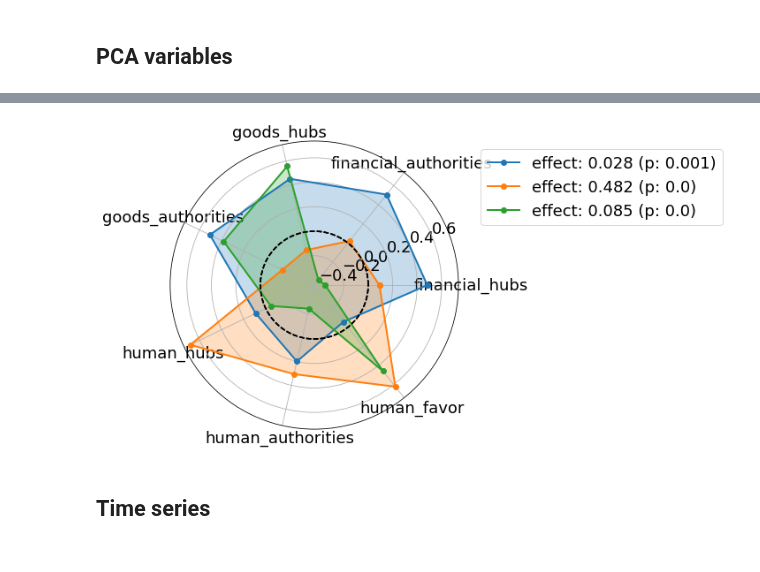
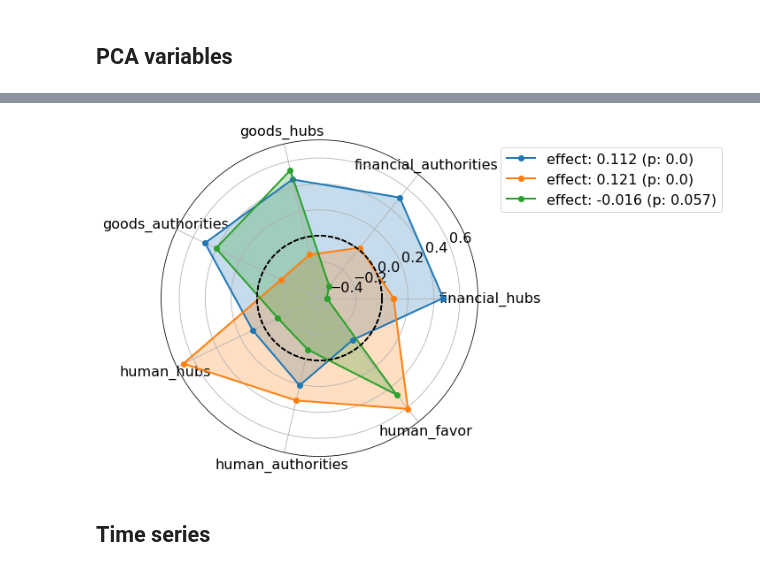
Before and after one commit to jaimeoliver1/social_capital_in_trade_networks, a Jupyter notebook: notebooks/01_01_linear_models_social_capital.ipynb, the cells around one changed output, grey strips where cells are left out. Saved outputs shown, nothing was run; the diff lists cells and outputs as text; code cells hidden in the pictures.

```diff
--- a/notebooks/01_01_linear_models_social_capital.ipynb
+++ b/notebooks/01_01_linear_models_social_capital.ipynb
@@ -42,11 +45,0 @@ df_model = df_model[~df_model.country.isin(['MNE', 'SRB', 'STP', 'PRK'])]
-# %%
-data_path = os.path.join(output_filepath, 'panel_data.parquet')
-df_model = pd.read_parquet(data_path)
-
-df_model = df_model[df_model.year.between(1995, 2016)]
-
-df_model.dropna(subset = ['log_GFCF'], inplace=True)
-#df_model = df_model[df_model.wkn_population>1.e6]
-# %%
-for c in [f'{n}_{c}' for c in centralities for n in networks]:
-    df_model[c] = df_model[c].map(lambda x: np.log1p(x*1.e8))
@@ -227,0 +196,25 @@ Results regression analysis: gini
+# %%
+models = []
+
+f = f'log_gdp ~ log_GFCF + log_wkn_population + 1'
+f = f'productivity ~ 1'
+y, X = patsy.dmatrices(f, df_model.set_index(['country','year']),  return_type='dataframe')
+base_model_fe = PanelOLS(y,X, entity_effects=True, time_effects=True)
+base_model_fe = base_model_fe.fit()
+
+models.append(base_model_fe)
+
+for v in reduced_terms_list:
+
+    f = f'log_gdp ~ log_GFCF + log_wkn_population + {v} + 1'
+    f = f'productivity ~ {v} + 1'
+    y, X = patsy.dmatrices(f, df_model.set_index(['country','year']),  return_type='dataframe')
+    base_model_fe = PanelOLS(y,X, entity_effects=True, time_effects=True)
+    base_model_fe = base_model_fe.fit()
+
+    models.append(base_model_fe)
+
+
+c = compare(dict(zip(['base model'] + reduced_terms_list, models)), precision='pvalues', stars=True)
+#print(c.summary.as_latex())
+c.summary
@@ -409,8 +417,11 @@ array([0.42545781, 0.63265397, 0.77703272])
 # %%
 f = 'log_gdp ~ log_GFCF + log_wkn_population + 1 + ' + ' + '.join([f'pca_{i}' for i in range(n)])
+f = 'productivity ~ 1 + ' + ' + '.join([f'pca_{i}' for i in range(n)])
 y, X = patsy.dmatrices(f, df_model.set_index(['country','year']),  return_type='dataframe')
 
+model = PanelOLS(y,X, entity_effects=True, time_effects=True)
 model = RandomEffects(y,X)
+model = PanelOLS(y,X)
 results = model.fit()
 results.summary
 # %% [output]
@@ -445,35 +454,36 @@ df_radar = pd.DataFrame(pipe['reduce_dims'].components_, columns = all_terms)
 df_radar.loc[:,'coefs'] = pd.Series(results.params[[f'pca_{i}' for i in range(n)]].values)
 df_radar['pvalues'] = pd.Series(results.pvalues[[f'pca_{i}' for i in range(n)]].values)
 
 labels = all_terms.copy()
 stats = pipe['reduce_dims'].components_[0]
 
 angles=np.linspace(0, 2*np.pi, len(all_terms), endpoint=False)
 circle_angles = np.linspace(0, 2*np.pi, 1000, endpoint=True)
 
-fig=plt.figure(figsize = (6,6))
+fig=plt.figure(figsize = (10,10))
 ax = fig.add_subplot(111, polar=True)
 
 for i in range(n):
     stats = df_radar.loc[i,all_terms]
     c = round(df_radar.loc[i,'coefs'], 3)
     p =  round(df_radar.loc[i,'pvalues'], 3)
     ax.plot(np.concatenate((angles,[angles[0]])), np.concatenate((stats,[stats[0]])),
             'o-',
             linewidth=2,
             label = f'effect: {c} (p: {p})'
     )
     ax.fill(angles, stats, alpha=0.25)
     ax.plot(circle_angles, np.zeros_like(circle_angles), 'k--')
 plt.legend(bbox_to_anchor=(1.05, 1), loc='upper left')
 ax.set_thetagrids(angles * 180/np.pi, labels)
 ax.grid(True)
 
+plt.tight_layout()
 save_to = os.path.join(Path(os.getcwd()).parent.resolve(), 'reports', 'figures', f'pca_results.png')
 plt.savefig(save_to)
 plt.show()
 # %% [output]
-[figure, old version]
+[figure, new version]
 # %% [markdown]
 ## Time series
 # %%
```
Also changed, not shown: parts of 23 cells of this notebook, 12 other files.
